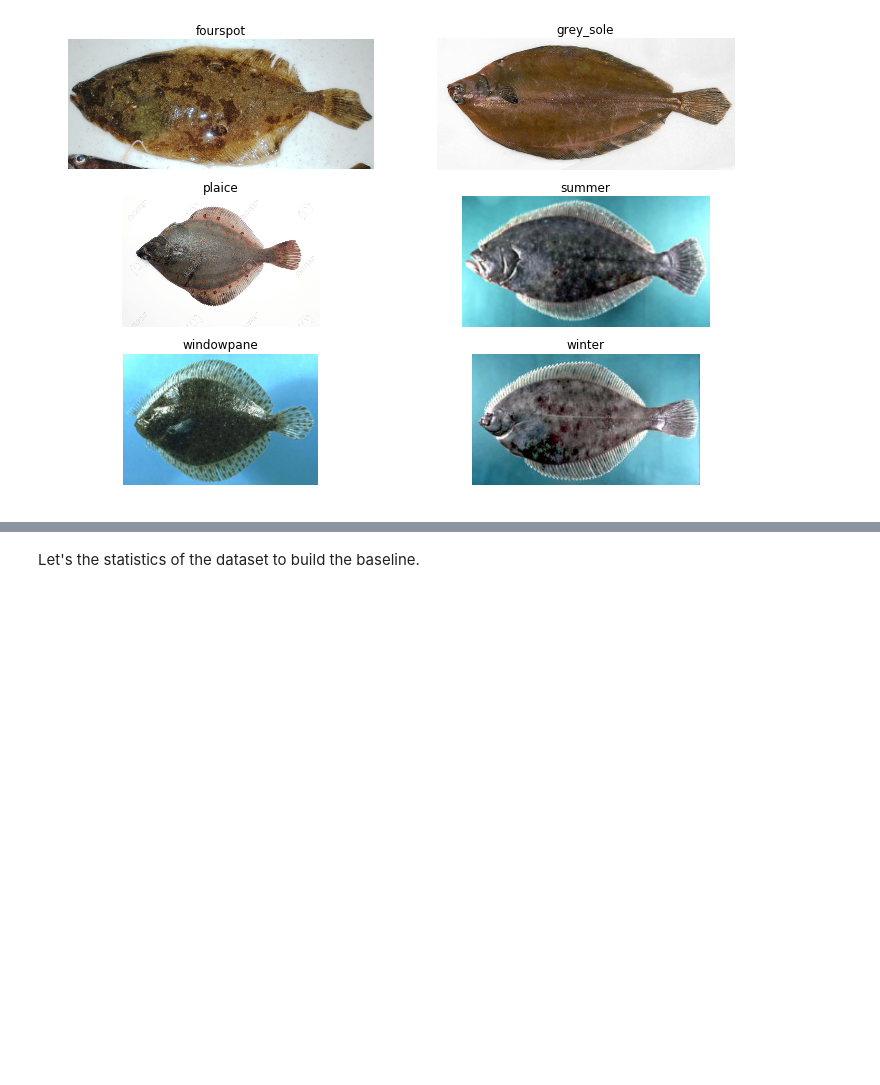
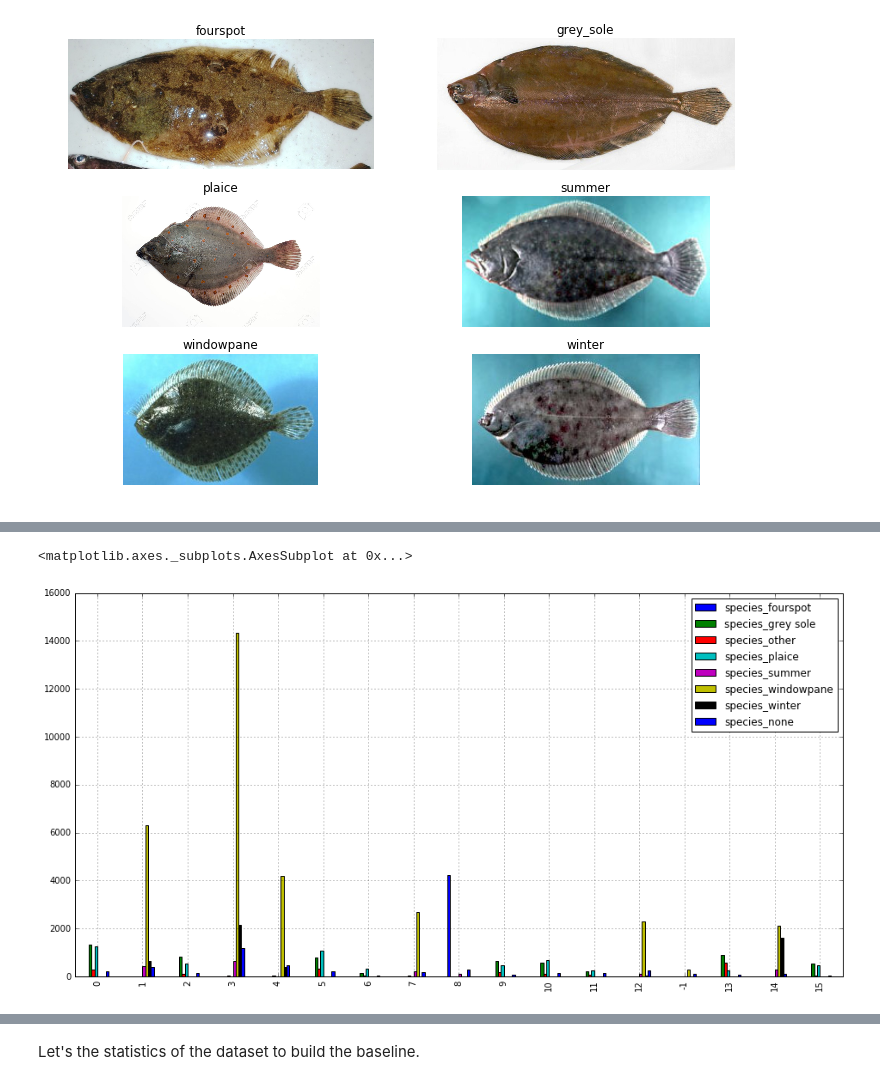
Before and after one commit to alievk/fish_challenge, a Jupyter notebook: explore_dataset.ipynb, the cells around one changed output, grey strips where cells are left out. Saved outputs shown, nothing was run; the diff lists cells and outputs as text; code cells hidden in the pictures; blank space fills up the shorter version.

```diff
--- a/explore_dataset.ipynb
+++ b/explore_dataset.ipynb
@@ -56,0 +128,18 @@ for i, fish in enumerate(['fourspot', 'grey_sole', 'plaice', 'summer', 'windowpa
+# %%
+groups = groups_df.group.unique()
+grp_species_counts = pd.DataFrame(index=groups, columns=species_labels + ['species_none'])
+for g in np.sort(groups):
+    this_grp_video_ids = groups_df[groups_df.group == g].video_id
+    this_grp_anno = anno[anno.video_id.isin(this_grp_video_ids)]
+    this_grp_species_counts = this_grp_anno.iloc[:, -7:].sum(axis=0)
+    grp_species_counts.loc[g, :-1] = this_grp_species_counts.iloc[:] # all species counts
+    grp_species_counts.iloc[g, -1] = this_grp_anno.fish_number.isnull().sum() # none species count
+
+assert grp_species_counts.as_matrix().sum() == anno.shape[0]
+
+grp_species_counts.reset_index().to_csv(pjoin(data_root, 'group_species_counts.csv'), index=None)
+# %%
+grp_species_counts.plot.bar(figsize=(16,8), grid=True)
+# %% [output]
+<matplotlib.axes._subplots.AxesSubplot at 0x...>
+[figure, added]
```
Also changed, not shown: parts of 11 cells of this notebook.
